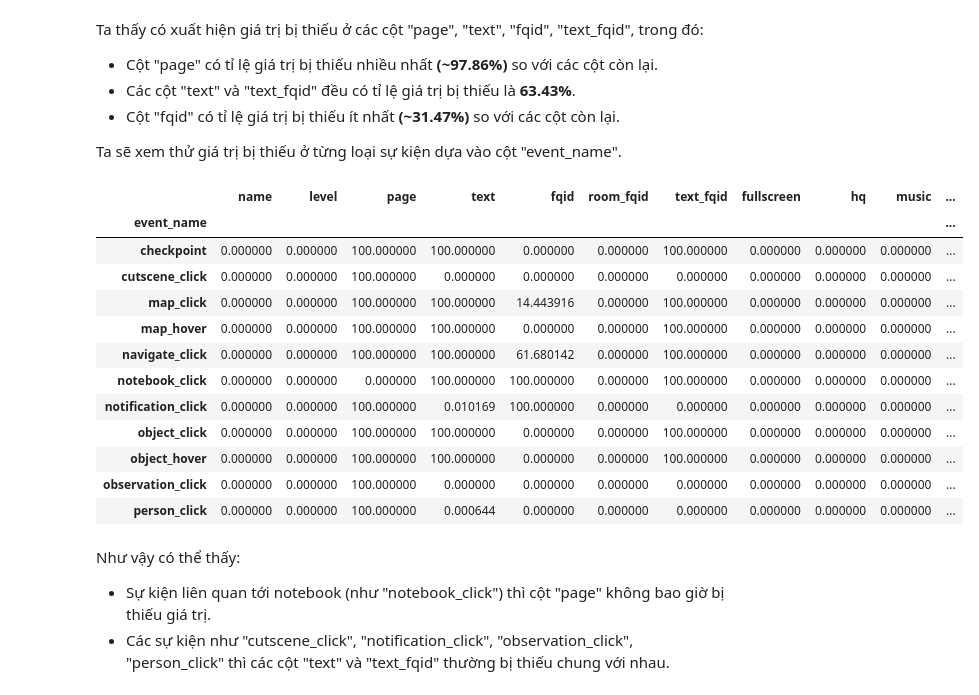
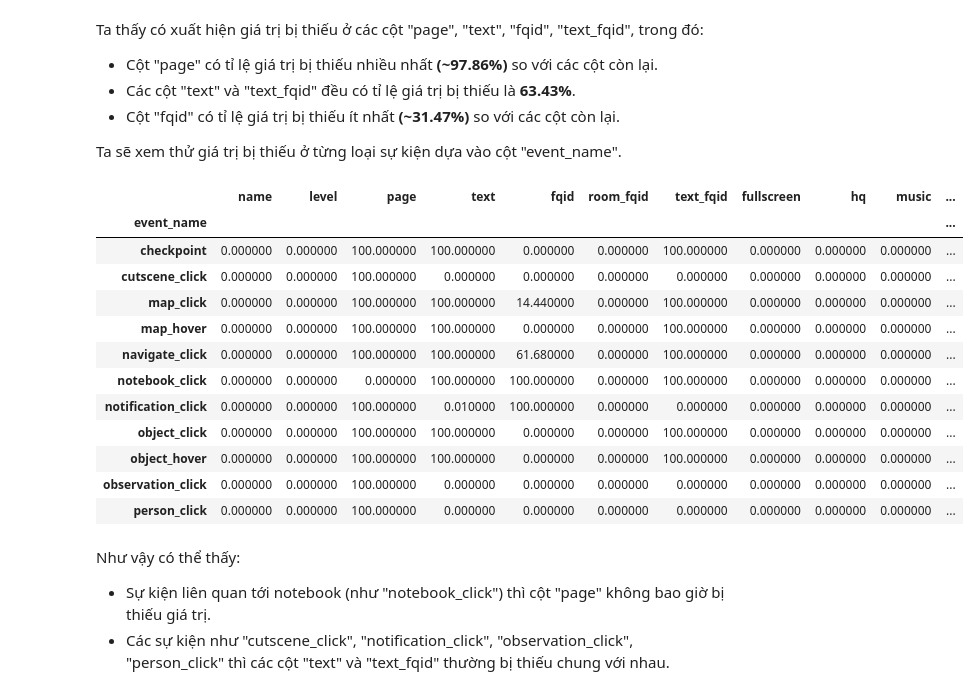
Before and after one commit to vt-khang/KHDLUD-FinalProject, a Jupyter notebook: 19120511_19120526_19120539.ipynb, the cells around one changed output. Saved outputs shown, nothing was run; the diff lists cells and outputs as text; code cells hidden in the pictures.

```diff
--- a/19120511_19120526_19120539.ipynb
+++ b/19120511_19120526_19120539.ipynb
@@ -392,21 +394,21 @@ Ta thấy có xuất hiện giá trị bị thiếu ở các cột "page", "text
 
 Ta sẽ xem thử giá trị bị thiếu ở từng loại sự kiện dựa vào cột "event_name".
 # %%
-raw_train_df.groupby(['event_name']).agg(ratio_missing_val)[categorical_cols.drop(['event_name'])]
+raw_train_df.groupby(['event_name']).agg(ratio_missing_val)[categorical_cols.drop(['event_name'])].round(2)
 # %% [output]
 |  | name | level | page | text | fqid | room_fqid | text_fqid | fullscreen | hq | music | ... |
 | event_name |  |  |  |  |  |  |  |  |  |  | ... |
 | checkpoint | 0.000000 | 0.000000 | 100.000000 | 100.000000 | 0.000000 | 0.000000 | 100.000000 | 0.000000 | 0.000000 | 0.000000 | ... |
 | cutscene_click | 0.000000 | 0.000000 | 100.000000 | 0.000000 | 0.000000 | 0.000000 | 0.000000 | 0.000000 | 0.000000 | 0.000000 | ... |
-| map_click | 0.000000 | 0.000000 | 100.000000 | 100.000000 | 14.443916 | 0.000000 | 100.000000 | 0.000000 | 0.000000 | 0.000000 | ... |
+| map_click | 0.000000 | 0.000000 | 100.000000 | 100.000000 | 14.440000 | 0.000000 | 100.000000 | 0.000000 | 0.000000 | 0.000000 | ... |
 | map_hover | 0.000000 | 0.000000 | 100.000000 | 100.000000 | 0.000000 | 0.000000 | 100.000000 | 0.000000 | 0.000000 | 0.000000 | ... |
-| navigate_click | 0.000000 | 0.000000 | 100.000000 | 100.000000 | 61.680142 | 0.000000 | 100.000000 | 0.000000 | 0.000000 | 0.000000 | ... |
+| navigate_click | 0.000000 | 0.000000 | 100.000000 | 100.000000 | 61.680000 | 0.000000 | 100.000000 | 0.000000 | 0.000000 | 0.000000 | ... |
 | notebook_click | 0.000000 | 0.000000 | 0.000000 | 100.000000 | 100.000000 | 0.000000 | 100.000000 | 0.000000 | 0.000000 | 0.000000 | ... |
-| notification_click | 0.000000 | 0.000000 | 100.000000 | 0.010169 | 100.000000 | 0.000000 | 0.000000 | 0.000000 | 0.000000 | 0.000000 | ... |
+| notification_click | 0.000000 | 0.000000 | 100.000000 | 0.010000 | 100.000000 | 0.000000 | 0.000000 | 0.000000 | 0.000000 | 0.000000 | ... |
 | object_click | 0.000000 | 0.000000 | 100.000000 | 100.000000 | 0.000000 | 0.000000 | 100.000000 | 0.000000 | 0.000000 | 0.000000 | ... |
 | object_hover | 0.000000 | 0.000000 | 100.000000 | 100.000000 | 0.000000 | 0.000000 | 100.000000 | 0.000000 | 0.000000 | 0.000000 | ... |
 | observation_click | 0.000000 | 0.000000 | 100.000000 | 0.000000 | 0.000000 | 0.000000 | 0.000000 | 0.000000 | 0.000000 | 0.000000 | ... |
-| person_click | 0.000000 | 0.000000 | 100.000000 | 0.000644 | 0.000000 | 0.000000 | 0.000000 | 0.000000 | 0.000000 | 0.000000 | ... |
+| person_click | 0.000000 | 0.000000 | 100.000000 | 0.000000 | 0.000000 | 0.000000 | 0.000000 | 0.000000 | 0.000000 | 0.000000 | ... |
 # %% [markdown]
 Như vậy có thể thấy:
 - Sự kiện liên quan tới notebook (như "notebook_click") thì cột "page" không bao giờ bị thiếu giá trị.
```
Also changed, not shown: parts of 3 cells of this notebook.
